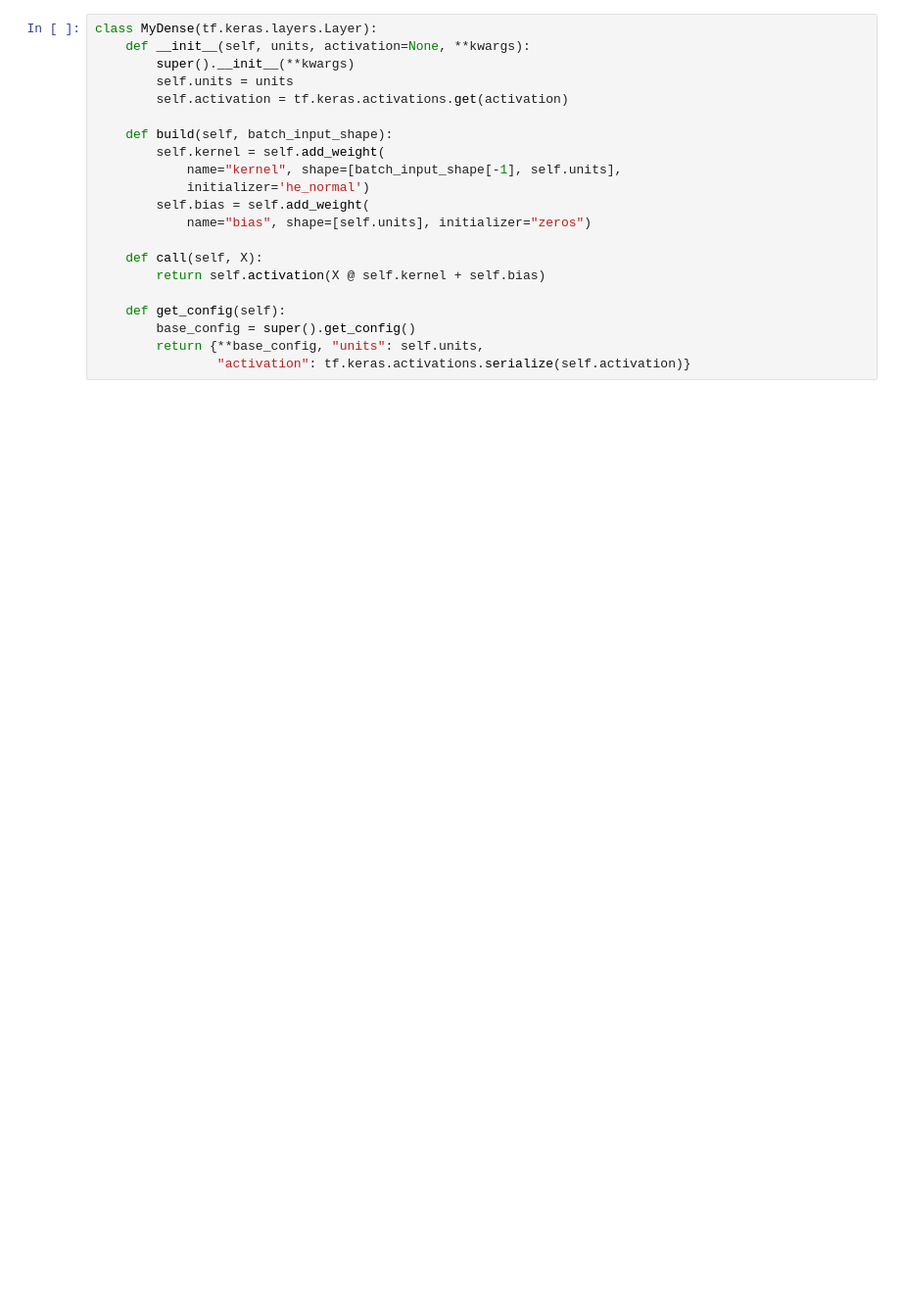
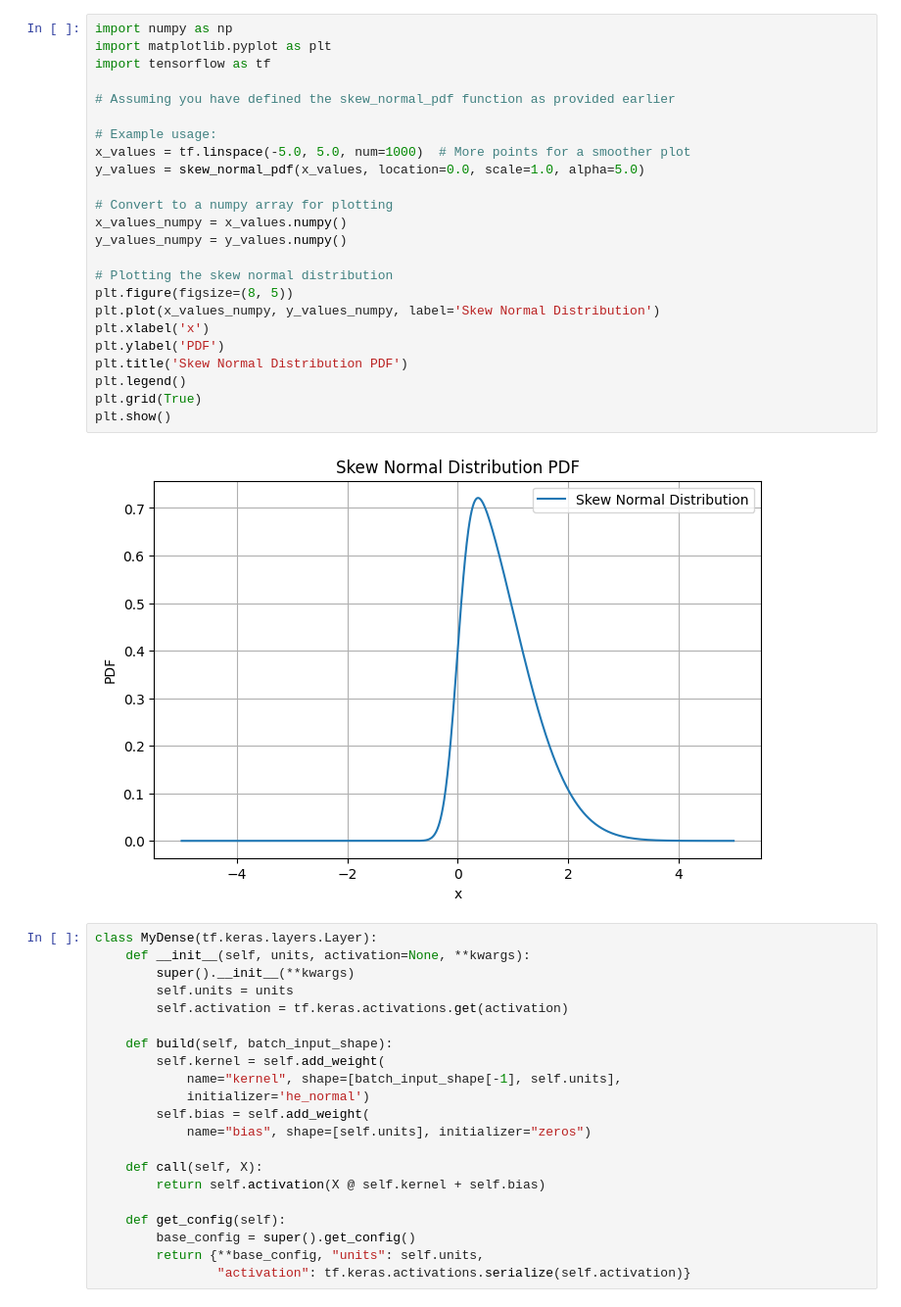
Before and after one commit to sssstforest/Skew-Normal-Distribution-Parameter-Estimator, a Jupyter notebook: testNotebook.ipynb, the cells around one changed output. Shown at 98% size. Drawn from its saved outputs; the diff is of its cells as text; blank space fills up the shorter version.

```diff
--- a/testNotebook.ipynb
+++ b/testNotebook.ipynb
@@ -32,3 +54,29 @@ To enable the following instructions: AVX2 FMA, in other operations, rebuild Ten
+# %%
+import numpy as np
+import matplotlib.pyplot as plt
+import tensorflow as tf
+
+# Assuming you have defined the skew_normal_pdf function as provided earlier
+
+# Example usage:
+x_values = tf.linspace(-5.0, 5.0, num=1000)  # More points for a smoother plot
+y_values = skew_normal_pdf(x_values, location=0.0, scale=1.0, alpha=5.0)
+
+# Convert to a numpy array for plotting
+x_values_numpy = x_values.numpy()
+y_values_numpy = y_values.numpy()
+
+# Plotting the skew normal distribution
+plt.figure(figsize=(8, 5))
+plt.plot(x_values_numpy, y_values_numpy, label='Skew Normal Distribution')
+plt.xlabel('x')
+plt.ylabel('PDF')
+plt.title('Skew Normal Distribution PDF')
+plt.legend()
+plt.grid(True)
+plt.show()
+# %% [output]
+[figure, added]
 # %%
 class MyDense(tf.keras.layers.Layer):
     def __init__(self, units, activation=None, **kwargs):
```
Also changed, not shown: parts of 11 cells of this notebook.
